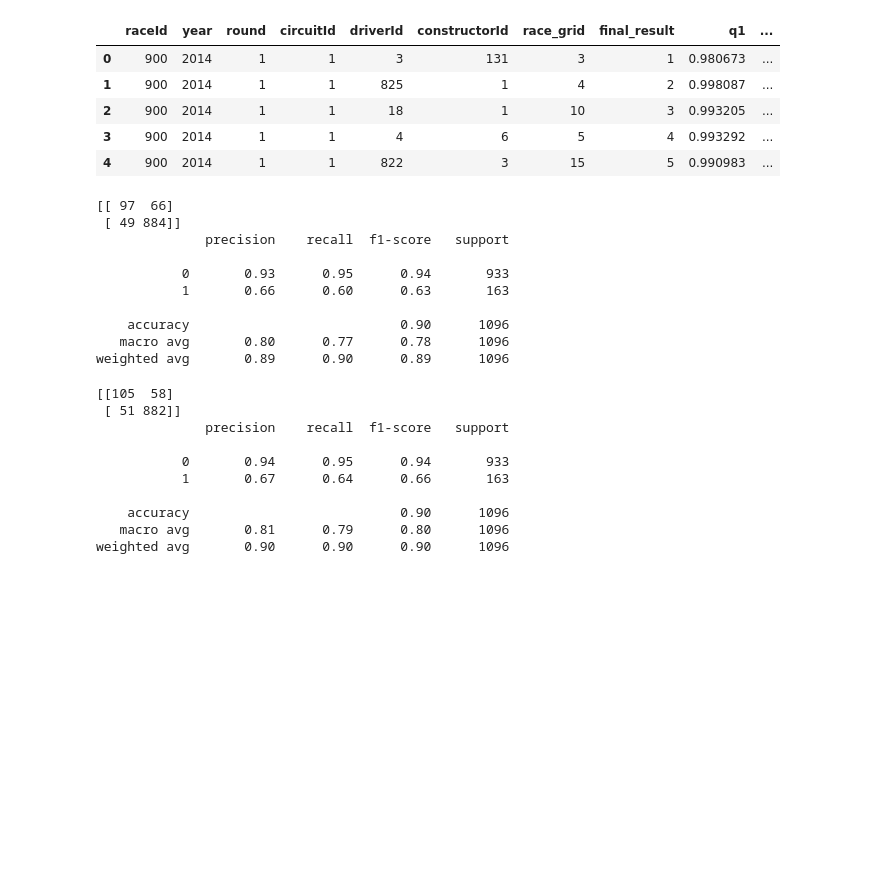
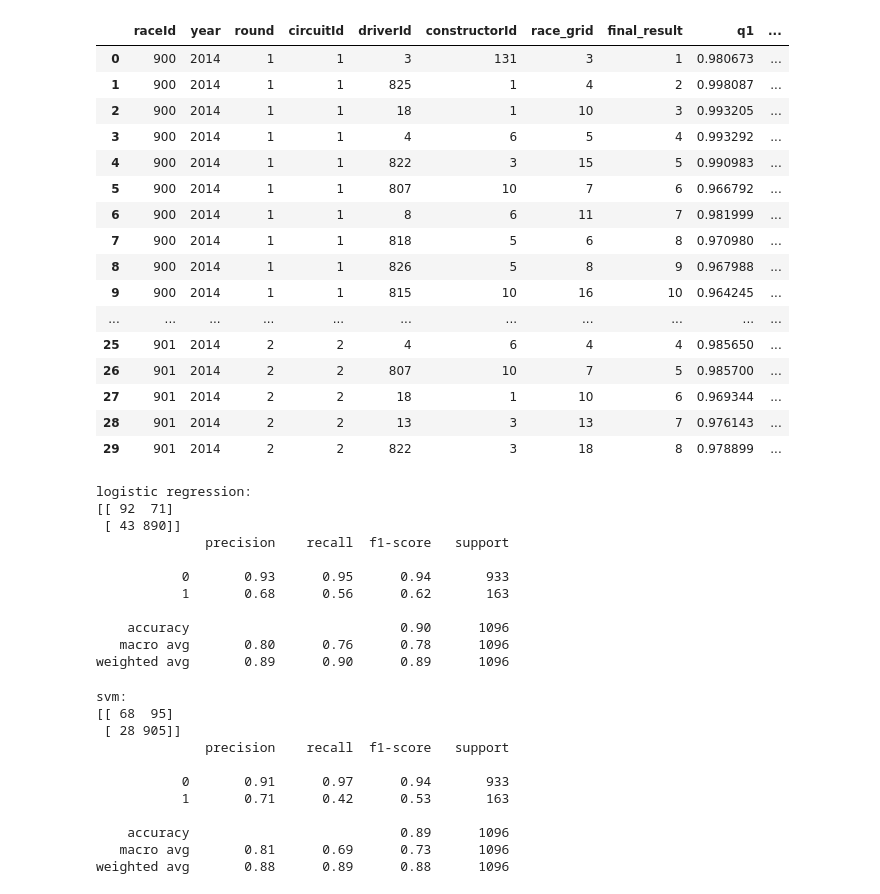
Before and after one commit to MehranAhmadzade/predict-f1-podium, a Jupyter notebook: main.ipynb, the cells around one changed output. Cells and saved outputs as stored; diff of their text form; code cells hidden in the pictures; blank space fills up the shorter version.

```diff
--- a/main.ipynb
+++ b/main.ipynb
@@ -28,6 +35,7 @@ circuits = read("circuits")
 constructors_standings = read("constructor_standings")
 constructors = read("constructors")
 sprints = read("sprint_results")
+driver_standings = read("driver_standings")
 
 # we will only choose races from 2014 until present
 # because this period is hybrid engines period and much more usable
@@ -40,11 +48,14 @@ constructors_standings = constructors_standings[constructors_standings["raceId"]
 races = races[["raceId", "year", "round", "circuitId"]]
 results = results[["raceId","driverId","constructorId","grid", "positionOrder"]]
 qualifying = qualifying[[ "raceId", "driverId", "constructorId", "q1", "q2", "q3" ]]
-constructors_standings = constructors_standings[["raceId", "constructorId"]]
+constructors_standings = constructors_standings[["raceId", "constructorId", "points", "wins"]]
+driver_standings = driver_standings[["raceId", "driverId", "points", "wins"]]
 
 results = results.rename(columns={"positionOrder": "final_result", "grid": "race_grid"})
 sprints = sprints.rename(columns={"positionOrder": "sprint_result", "grid": "sprint_grid"})
 sprints = sprints[[ "raceId", "driverId", "constructorId", "sprint_grid", "sprint_result" ]]
+driver_standings = driver_standings.rename(columns={"points": "driver_points", "wins": "driver_wins"})
+constructors_standings = constructors_standings.rename(columns={"points": "constructor_points", "wins": "constructor_wins"})
 # %%
 # creating a single dataframe with all the needed information
 
@@ -66,6 +77,11 @@ df = (
         on=["raceId", "driverId", "constructorId"],
         how="left",
     )
+    .merge(
+        driver_standings,
+        on=["raceId", "driverId"],
+        how="left",
+    )
 )
 
 # change laptime to milliseconds
@@ -78,36 +94,62 @@ df.dropna(subset=['driverId'], inplace = True)
 df.dropna(subset=['constructorId'], inplace = True)
 df.dropna(subset=['raceId'], inplace = True)
 
 # race grid of 0 means start in the pit lane, so we will set it to the back of grid, same for nan values
 df.loc[df["race_grid"] == 0, "race_grid"] = df["race_grid"].max()
 df.loc[df["race_grid"].isna(), "race_grid"] = df["race_grid"].max()
 
-df["is_sprint_weekend"] = df["sprint_result"].notna().astype(int)
 df[["sprint_grid", "sprint_result"]] = df[["sprint_grid", "sprint_result"]].fillna(0)
 
-df["q1_reached"] = df["q1"].notna().astype("int")
-df["q2_reached"] = df["q2"].notna().astype("int")
-df["q3_reached"] = df["q3"].notna().astype("int")
 
 for c in ["q1", "q2", "q3"]:
     fastest = df.groupby("raceId")[c].transform("min")
     df[c] = (fastest / df[c]).fillna(0)   # pole positon is 1 and others are less than 1, if no time set then 0
 
 
 df["driverId"] = df["driverId"].astype("int")
 df["constructorId"] = df["constructorId"].astype("int")
 df["raceId"] = df["raceId"].astype("int")
 df["race_grid"] = df["race_grid"].astype("int")
 df["sprint_grid"] = df["sprint_grid"].astype("int")
 df["sprint_result"] = df["sprint_result"].astype("int")
 df["final_result"] = df["final_result"].astype("int")
 df["podium"] = (df["final_result"] <= 3).astype("int")
-df.head(5)
+
+
+# points up to that point of the season, we will use this as a feature to predict podiums
+# wins are also upt to that season
+df = df.sort_values(["year", "round"])
+g = df.groupby(["driverId", "year"])
+df["driver_points"] = g["driver_points"].shift(1).fillna(0).astype(int)
+df["driver_wins"] = g["driver_wins"].shift(1).fillna(0).astype(int)
+
+# because we have two driver per constructor we need to delete duplicates of constructorid and then shift 1
+teams = df[["raceId", "year", "round", "constructorId", "constructor_points", "constructor_wins"]].drop_duplicates(["raceId", "constructorId"])
+teams = teams.sort_values(["year", "round"])
+g = teams.groupby(["constructorId", "year"])
+teams["constructor_points"] = g["constructor_points"].shift(1).fillna(0).astype(int)
+teams["constructor_wins"] = g["constructor_wins"].shift(1).fillna(0).astype(int)
+df = df.drop(columns=["constructor_points", "constructor_wins"])
+df = df.merge(teams[["raceId", "constructorId", "constructor_points", "constructor_wins"]],
+              on=["raceId", "constructorId"], how="left")
+
+df.head(30)
 # %% [output]
 |  | raceId | year | round | circuitId | driverId | constructorId | race_grid | final_result | q1 | ... |
 | 0 | 900 | 2014 | 1 | 1 | 3 | 131 | 3 | 1 | 0.980673 | ... |
 | 1 | 900 | 2014 | 1 | 1 | 825 | 1 | 4 | 2 | 0.998087 | ... |
 | 2 | 900 | 2014 | 1 | 1 | 18 | 1 | 10 | 3 | 0.993205 | ... |
 | 3 | 900 | 2014 | 1 | 1 | 4 | 6 | 5 | 4 | 0.993292 | ... |
 | 4 | 900 | 2014 | 1 | 1 | 822 | 3 | 15 | 5 | 0.990983 | ... |
+| 5 | 900 | 2014 | 1 | 1 | 807 | 10 | 7 | 6 | 0.966792 | ... |
+| 6 | 900 | 2014 | 1 | 1 | 8 | 6 | 11 | 7 | 0.981999 | ... |
+| 7 | 900 | 2014 | 1 | 1 | 818 | 5 | 6 | 8 | 0.970980 | ... |
+| 8 | 900 | 2014 | 1 | 1 | 826 | 5 | 8 | 9 | 0.967988 | ... |
+| 9 | 900 | 2014 | 1 | 1 | 815 | 10 | 16 | 10 | 0.964245 | ... |
+| ... | ... | ... | ... | ... | ... | ... | ... | ... | ... | ... |
+| 25 | 901 | 2014 | 2 | 2 | 4 | 6 | 4 | 4 | 0.985650 | ... |
+| 26 | 901 | 2014 | 2 | 2 | 807 | 10 | 7 | 5 | 0.985700 | ... |
+| 27 | 901 | 2014 | 2 | 2 | 18 | 1 | 10 | 6 | 0.969344 | ... |
+| 28 | 901 | 2014 | 2 | 2 | 13 | 3 | 13 | 7 | 0.976143 | ... |
+| 29 | 901 | 2014 | 2 | 2 | 822 | 3 | 18 | 8 | 0.978899 | ... |
 # %%
@@ -117,45 +159,45 @@ Y = df["podium"]
 X_train, X_test, y_train, y_test, train_idx, test_idx = train_test_split( X, Y,df.index, test_size=0.2, random_state=4)
 # %%
 # the best recall i could get for logistic regression was 60% with this model
-from sklearn.linear_model import LogisticRegression
-from sklearn.metrics import confusion_matrix , classification_report
 
 model = make_pipeline(StandardScaler(), LogisticRegression(C = 0.8,solver='saga' ,penalty='elasticnet', max_iter=1000))
 
 model.fit(X_train, y_train)
 yhat = model.predict(X_test)
 
+print("logistic regression: ")
 print(confusion_matrix(y_test, yhat, labels=[1,0]))
 print(classification_report(y_test, yhat))
 # %% [output]
-[[ 97  66]
- [ 49 884]]
+logistic regression:
+[[ 92  71]
+ [ 43 890]]
               precision    recall  f1-score   support
 
            0       0.93      0.95      0.94       933
-           1       0.66      0.60      0.63       163
+           1       0.68      0.56      0.62       163
 
     accuracy                           0.90      1096
-   macro avg       0.80      0.77      0.78      1096
+   macro avg       0.80      0.76      0.78      1096
 weighted avg       0.89      0.90      0.89      1096
 # %%
-from sklearn.svm import SVC
-
 model = make_pipeline(StandardScaler(), SVC(kernel='rbf', C=0.1, gamma='auto'))
 model.fit(X_train, y_train)
 yhat = model.predict(X_test)
 
+print("svm:")
 print(confusion_matrix(y_test, yhat, labels=[1,0]))
 print(classification_report(y_test, yhat))
 # %% [output]
-[[105  58]
- [ 51 882]]
+svm:
+[[ 68  95]
+ [ 28 905]]
               precision    recall  f1-score   support
 
-           0       0.94      0.95      0.94       933
-           1       0.67      0.64      0.66       163
+           0       0.91      0.97      0.94       933
+           1       0.71      0.42      0.53       163
 
-    accuracy                           0.90      1096
-   macro avg       0.81      0.79      0.80      1096
-weighted avg       0.90      0.90      0.90      1096
+    accuracy                           0.89      1096
+   macro avg       0.81      0.69      0.73      1096
+weighted avg       0.88      0.89      0.88      1096
 # %%
```
Also changed, not shown: parts of 5 cells of this notebook.
